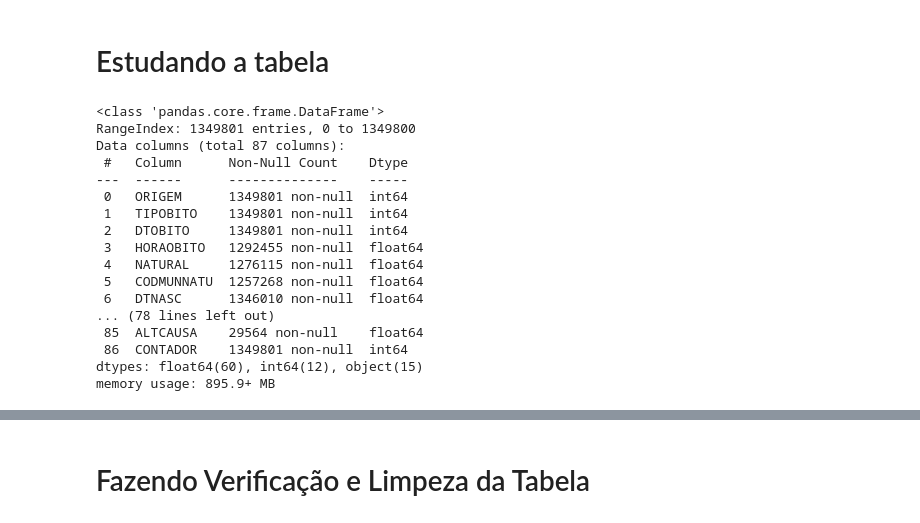
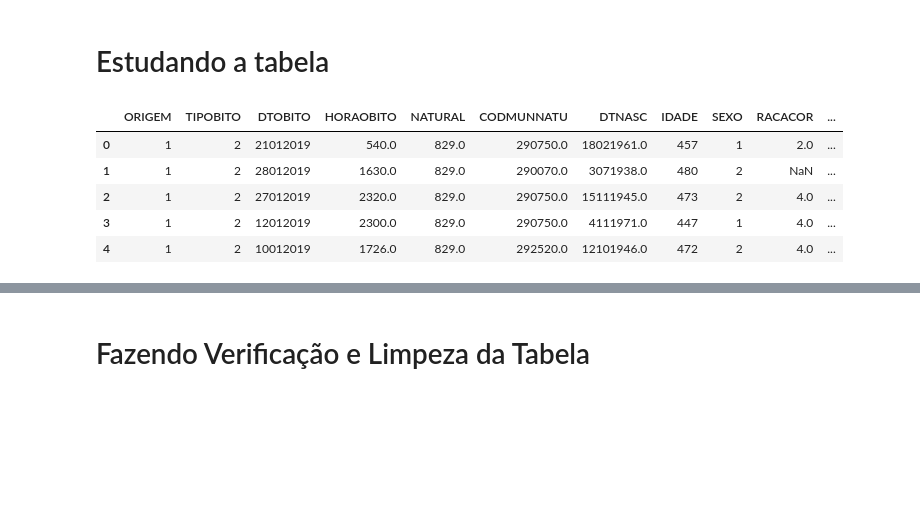
Before and after one commit to LYGuenka/Projeto-Final, a Jupyter notebook: Organização de dados.ipynb, the cells around one changed output, grey strips where cells are left out. Cells and saved outputs as stored; diff of their text form; code cells hidden in the pictures; blank space fills up the shorter version.

Commit message:
Mortalidade_Estado

```diff
--- a/Organização de dados.ipynb
+++ b/Organização de dados.ipynb
@@ -39,23 +15,17 @@ Mortalidade_2019 = pd.read_csv(r'C:\Projeto Final\data\Mortalidade_Geral_2019.cs
+# %%
+Mortalidade_2019 = pd.read_csv(r'C:\Projeto Final\Mortalidade_Geral_2019.csv', sep = ';')
+Mortalidade_2018 = pd.read_csv(r'C:\Projeto Final\Mortalidade_Geral_2018.csv', sep = ';')
+Mortalidade_2017 = pd.read_csv(r'C:\Projeto Final\Mortalidade_Geral_2017.csv', sep = ';')
+Mortalidade_2016 = pd.read_csv(r'C:\Projeto Final\Mortalidade_Geral_2016.csv', sep = ';')
 # %% [markdown]
 # Estudando a tabela
 # %%
-Mortalidade_2019.info()
+Mortalidade_2019.head()
 # %% [output]
-<class 'pandas.core.frame.DataFrame'>
-RangeIndex: 1349801 entries, 0 to 1349800
-Data columns (total 87 columns):
- #   Column      Non-Null Count    Dtype
----  ------      --------------    -----
- 0   ORIGEM      1349801 non-null  int64
- 1   TIPOBITO    1349801 non-null  int64
- 2   DTOBITO     1349801 non-null  int64
- 3   HORAOBITO   1292455 non-null  float64
- 4   NATURAL     1276115 non-null  float64
- 5   CODMUNNATU  1257268 non-null  float64
- 6   DTNASC      1346010 non-null  float64
-... (78 lines left out)
- 85  ALTCAUSA    29564 non-null    float64
- 86  CONTADOR    1349801 non-null  int64
-dtypes: float64(60), int64(12), object(15)
-memory usage: 895.9+ MB
+|  | ORIGEM | TIPOBITO | DTOBITO | HORAOBITO | NATURAL | CODMUNNATU | DTNASC | IDADE | SEXO | RACACOR | ... |
+| 0 | 1 | 2 | 21012019 | 540.0 | 829.0 | 290750.0 | 18021961.0 | 457 | 1 | 2.0 | ... |
+| 1 | 1 | 2 | 28012019 | 1630.0 | 829.0 | 290070.0 | 3071938.0 | 480 | 2 | NaN | ... |
+| 2 | 1 | 2 | 27012019 | 2320.0 | 829.0 | 290750.0 | 15111945.0 | 473 | 2 | 4.0 | ... |
+| 3 | 1 | 2 | 12012019 | 2300.0 | 829.0 | 290750.0 | 4111971.0 | 447 | 1 | 4.0 | ... |
+| 4 | 1 | 2 | 10012019 | 1726.0 | 829.0 | 292520.0 | 12101946.0 | 472 | 2 | 4.0 | ... |
 # %%
```
Also changed, not shown: parts of 41 cells of this notebook.
